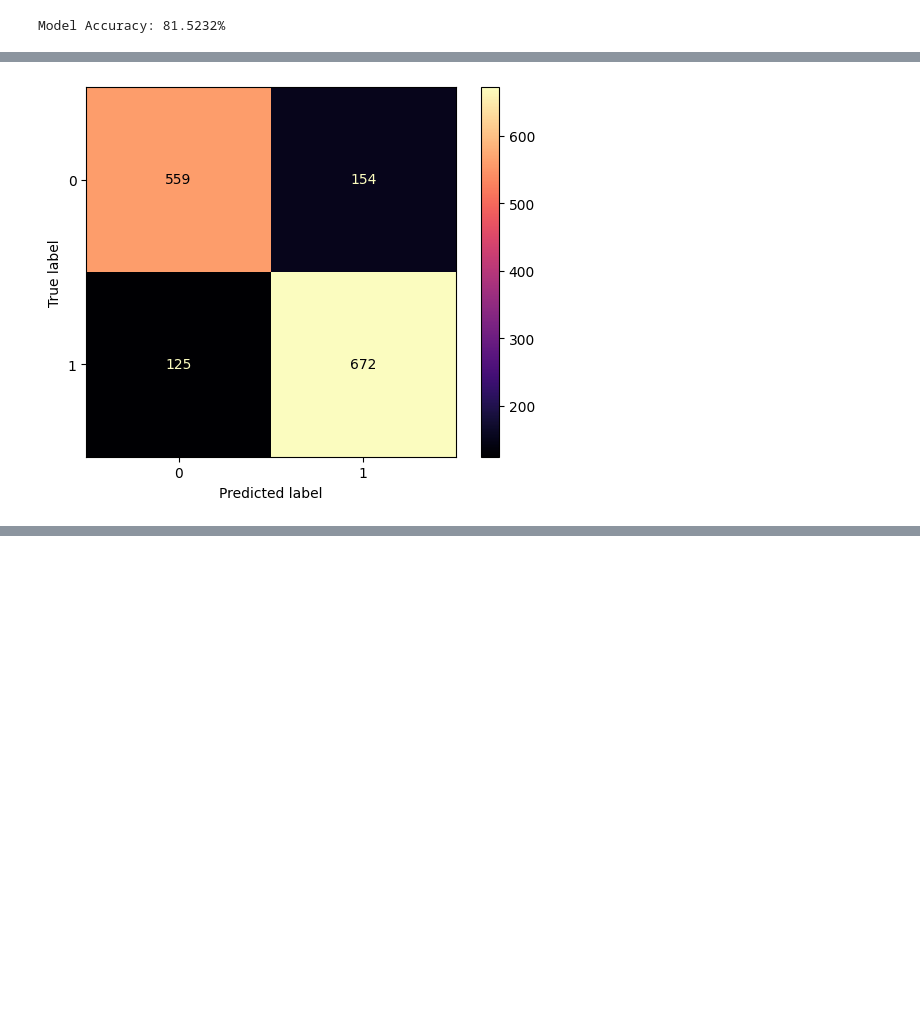
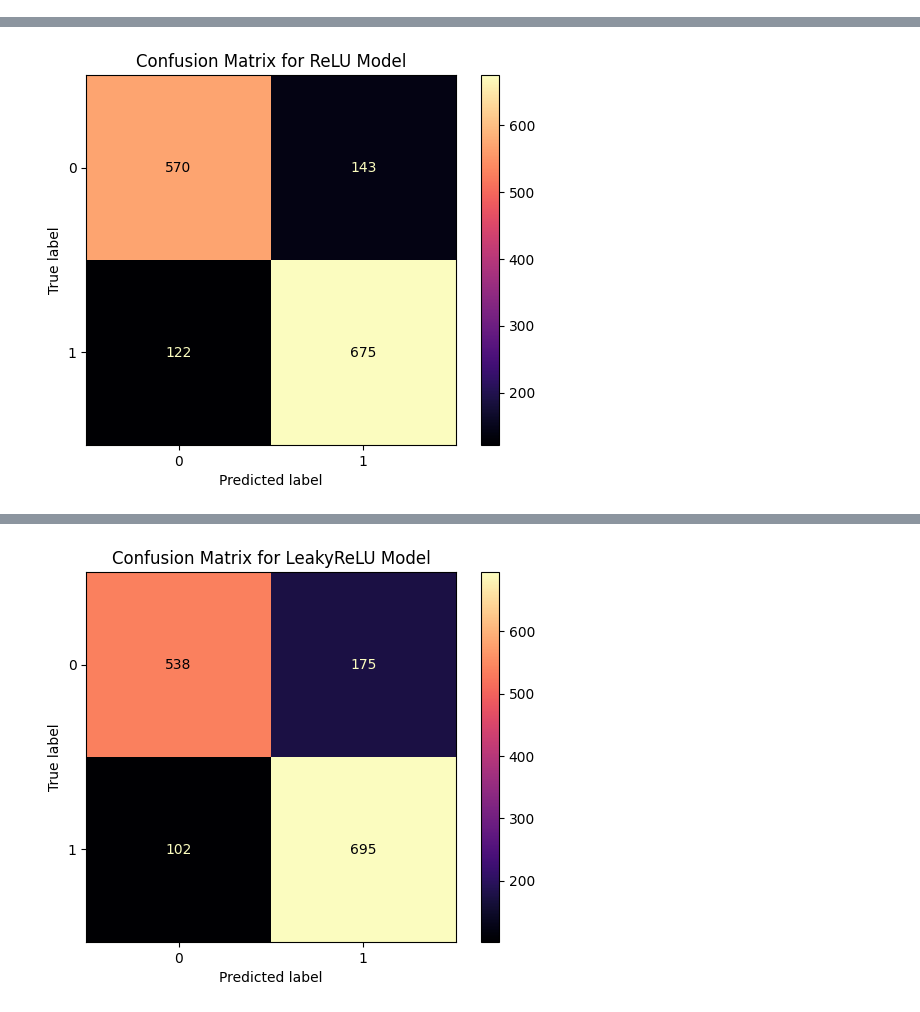
Before and after one commit to Tokito-to/heart-disease-prediction, a Jupyter notebook: model_analysis.ipynb, the cells around one changed output, grey strips where cells are left out. Cells and saved outputs as stored; diff of their text form; code cells hidden in the pictures; blank space fills up the shorter version.

```diff
--- a/model_analysis.ipynb
+++ b/model_analysis.ipynb
@@ -10,6 +10,12 @@ import matplotlib.pyplot as plt
 %matplotlib inline
 # %%
 from keras.models import load_model
-model = load_model("models/heart_model.keras")
+
+ReLU_model = load_model("models/ReLU_heart_model.keras")
+LeakyReLU_model = load_model("models/LeakyReLU_heart_model.keras")
+PReLU_model = load_model("models/PReLU_heart_model.keras")
+ELU_model = load_model("models/ELU_heart_model.keras")
+SELU_model = load_model("models/SELU_heart_model.keras")
+Tanh_model = load_model("models/Tanh_heart_model.keras")
 # %% [output]
 WARNING: All log messages before absl::InitializeLog() is called are written to STDERR
@@ -51,8 +182,24 @@ import joblib
 
 sc = joblib.load("models/scaler.pkl")
 X_scaled = sc.transform(X)
+# %%
+models = {
+    'ReLU': ReLU_model,
+    'LeakyReLU': LeakyReLU_model,
+    'PReLU': PReLU_model,
+    'ELU': ELU_model,
+    'SELU': SELU_model,
+    'Tanh': Tanh_model
+}
 # %%
-# Prediction
-y_pred_prob = model.predict(X_scaled)
-y_pred = (y_pred_prob > 0.5).astype(int).flatten()
+from sklearn.metrics import accuracy_score
+
+def model_accuracy(model):
+    model_prob = models[model].predict(X_scaled)
+    model_pred = (model_prob > 0.5).astype(int).flatten()
+    accuracy = accuracy_score(y_true, model_pred)
+    print(f"{model} Accuracy: {round(accuracy*100, 2)}%")
+
+for model in ['ReLU', 'LeakyReLU', 'PReLU', 'ELU', 'SELU', 'Tanh']:
+    model_accuracy(model)
 # %% [output]
@@ -62,15 +218,14 @@ I0000 00:00:1755572304.294506    3235 device_compiler.h:196] Compiled cluster us
-# %%
-from sklearn.metrics import accuracy_score, confusion_matrix
-score = accuracy_score(y_true, y_pred)
-
-print(f"Model Accuracy: {round(score*100, 4)}%")
-# %% [output]
-Model Accuracy: 81.5232%
 # %%
 from sklearn.metrics import confusion_matrix, ConfusionMatrixDisplay, classification_report
-cm = confusion_matrix(y_true, y_pred)
 
-cm_display = ConfusionMatrixDisplay(confusion_matrix=cm)
-cm_display.plot(cmap='magma')
-plt.show()
+def plot_confusion_matrix(model):
+    model_prob = models[model].predict(X_scaled)
+    model_pred = (model_prob > 0.5).astype(int).flatten()
+    cm = confusion_matrix(y_true, model_pred)
+    ConfusionMatrixDisplay(confusion_matrix=cm).plot(cmap='magma')
+    plt.title(f"Confusion Matrix for {model} Model")
+
+for model in ['ReLU', 'LeakyReLU', 'PReLU', 'ELU', 'SELU', 'Tanh']:
+    plot_confusion_matrix(model)
+    plt.show()
 # %% [output]
@@ -77 +233 @@ plt.show()
-[figure, old version]
+[figure, new version]
@@ -77,0 +235 @@ plt.show()
+[figure, added]
```
Also changed, not shown: parts of 9 cells of this notebook, 18 other files.
